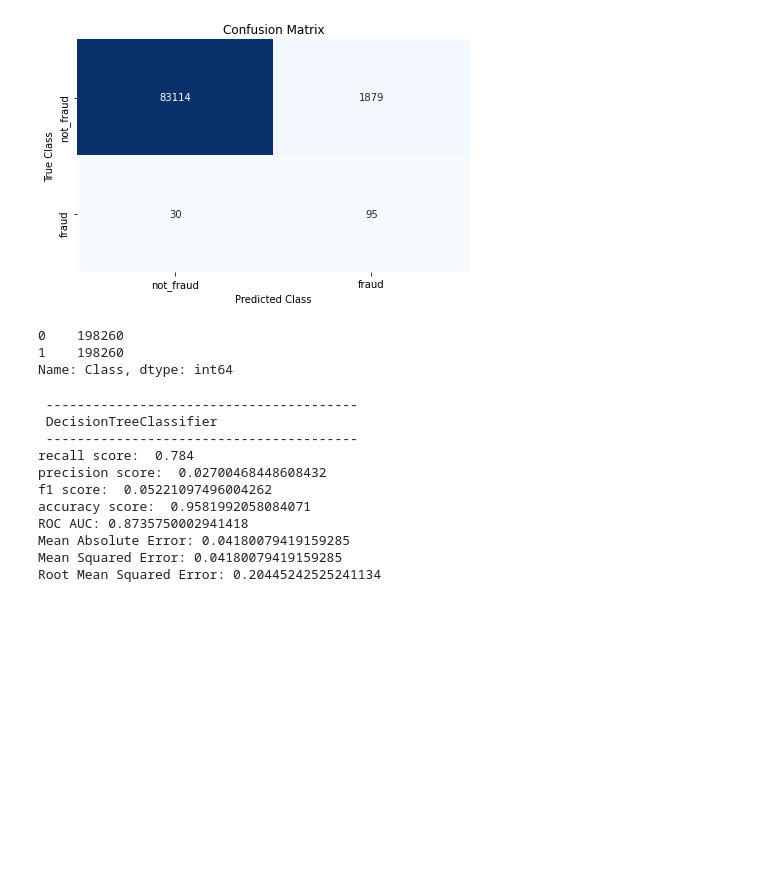
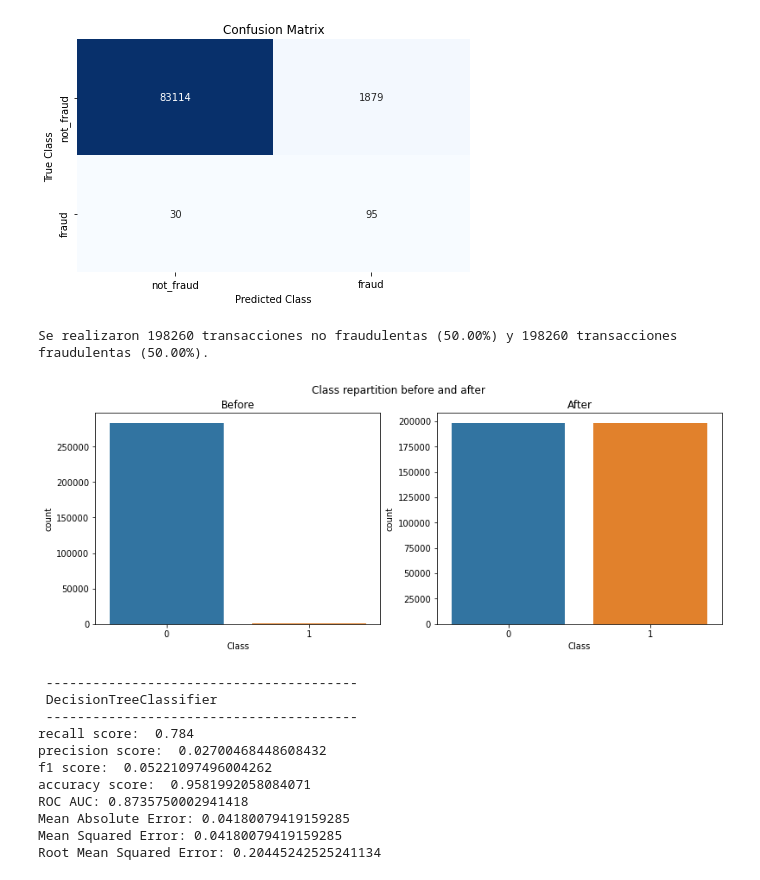
Before and after one commit to alu0101224084/TID-group4, a Jupyter notebook: Proyecto/notebook_credit_card.ipynb, the cells around one changed output. Saved outputs shown, nothing was run; the diff lists cells and outputs as text; code cells hidden in the pictures; blank space fills up the shorter version.

Commit message:
Added class comparisons between original and upsampled dataset

```diff
--- a/Proyecto/notebook_credit_card.ipynb
+++ b/Proyecto/notebook_credit_card.ipynb
@@ -456,26 +456,26 @@ Root Mean Squared Error: 0.14975876809223326
 # %%
 # UPSAMPLING
 from sklearn.utils import resample
 # concatenate our training data back together
 train = pd.concat([X_train, y_train], axis=1)
 # separate minority and majority classes
 not_fraud = train[train.Class==0]
 fraud = train[train.Class==1]
 
 # upsample minority
 fraud_upsampled = resample(fraud,
                           replace=True, # sample with replacement
                           n_samples=len(not_fraud), # match number in majority class
                           random_state=20) # reproducible results
 
 # combine majority and upsampled minority
 upsampled = pd.concat([not_fraud, fraud_upsampled])
-# check new class counts
-upsampled.Class.value_counts()
+
+showClassDifferences(cc_df, upsampled)
+compareFraudTransactions(upsampled)
 # %% [output]
-0    198260
-1    198260
-Name: Class, dtype: int64
+Se realizaron 198260 transacciones no fraudulentas (50.00%) y 198260 transacciones fraudulentas (50.00%).
+[figure, added]
 # %%
 y_train_upsampled = upsampled.Class
 X_train_upsampled = upsampled.drop('Class', axis=1)
```
Also changed, not shown: parts of 1 cell of this notebook.
